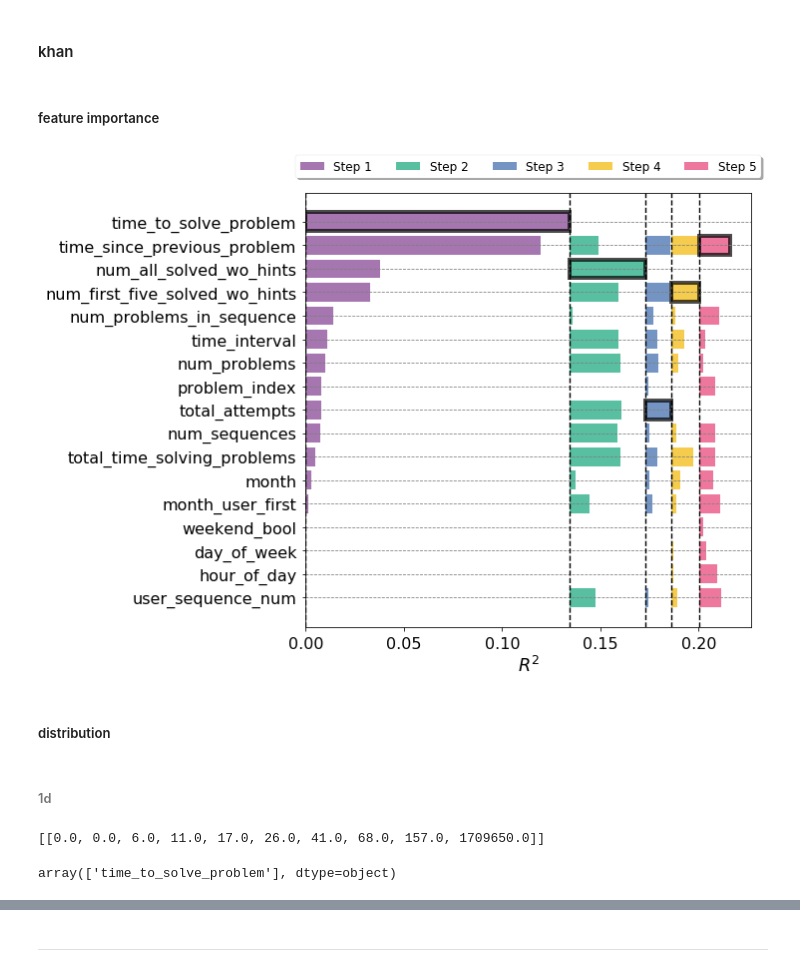
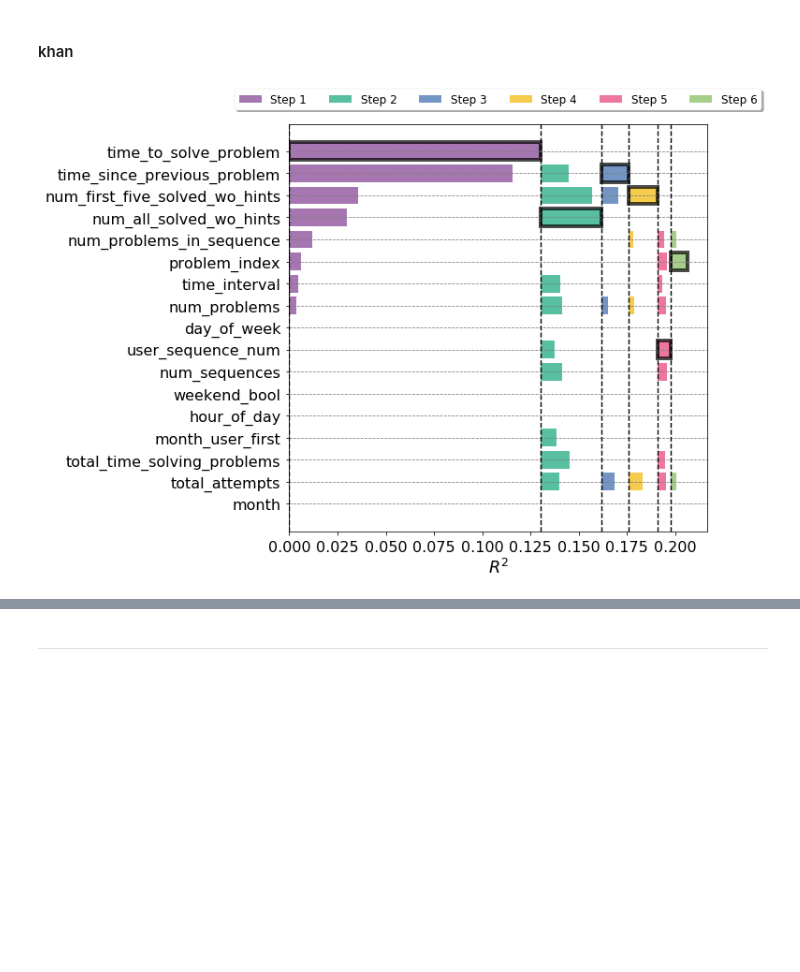
Before and after one commit to peterfennell/S3D, a Jupyter notebook: replicate/3-visualize-models.ipynb, the cells around one changed output, grey strips where cells are left out. Drawn from its saved outputs; the diff is of its cells as text; code cells hidden in the pictures; blank space fills up the shorter version.

```diff
--- a/replicate/3-visualize-models.ipynb
+++ b/replicate/3-visualize-models.ipynb
@@ -476,13 +498,12 @@ cb.set_ticklabels(cb_ticks//(10**4))
 ---
 # %% [markdown]
 #### khan
-# %% [markdown]
-##### feature importance
 # %%
 data_name = 'khan_cleaned'
-split_version = 3
-model_folder = 'models/{}/{}/'.format(data_name, split_version)
+#split_version = 3
+#model_folder = 'models/{}/{}/'.format(data_name, split_version)
+model_folder = 'full-models/{}/'.format(data_name)
 fig, ax = utils.visualize_s3d_steps(model_folder, figsize=(8, 8),
                                     color_list=color_list, bar_alpha=0.7)
 # %% [output]
-[figure, old version]
+[figure, new version]
@@ -491,16 +509,0 @@ feature_list = ['Solve Time', 'w/o Hints', 'Total Attempts', 'w/o Hints (5)']
-# %% [markdown]
-##### distribution
-# %% [markdown]
-###### 1d
-# %%
-dim = 1
-#thres = 0.179732
-thres = 0.5
-splits_at_dim, N_dim, intensity_dim, pred_dim, chosen_f_dim = utils.visualize_s3d_model_reader(model_folder, dim, thres)
-splits_at_dim
-# %% [output]
-[[0.0, 0.0, 6.0, 11.0, 17.0, 26.0, 41.0, 68.0, 157.0, 1709650.0]]
-# %%
-chosen_f_dim
-# %% [output]
-array(['time_to_solve_problem'], dtype=object)
```
Also changed, not shown: parts of 42 cells of this notebook, 34 other files.
